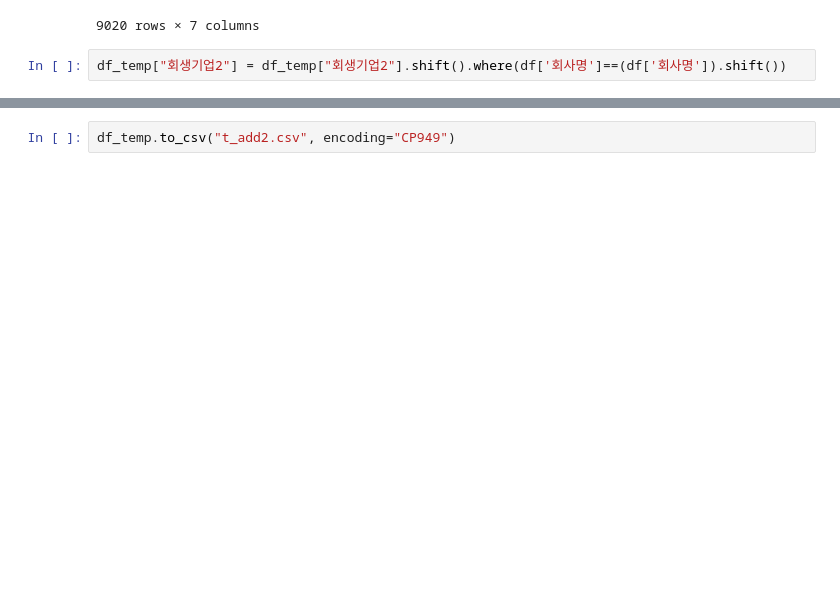
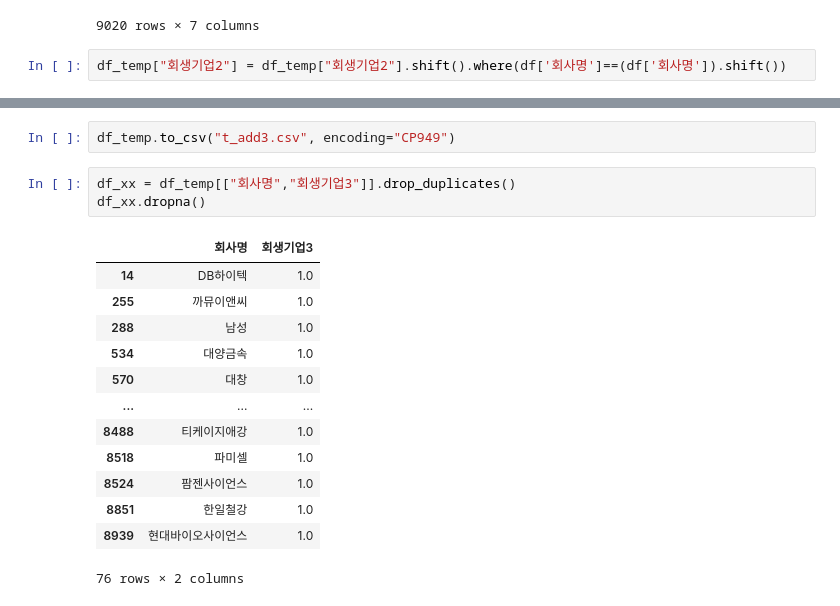
Before and after one commit to pelllzz/ubion4_project2, a Jupyter notebook: code/code_main/00_company_check.ipynb, the cells around one changed output, grey strips where cells are left out. Drawn from its saved outputs; the diff is of its cells as text; blank space fills up the shorter version.

```diff
--- a/code/code_main/00_company_check.ipynb
+++ b/code/code_main/00_company_check.ipynb
@@ -401,4 +408,21 @@ df_temp
 | 9019 | 흥아해운 | 3280 | Dec-18 | -1.16 | 1.0 | NaN | NaN |
 9020 rows × 7 columns
 # %%
-df_temp.to_csv("t_add2.csv", encoding="CP949")
+df_temp.to_csv("t_add3.csv", encoding="CP949")
+# %%
+df_xx = df_temp[["회사명","회생기업3"]].drop_duplicates()
+df_xx.dropna()
+# %% [output]
+|  | 회사명 | 회생기업3 |
+| 14 | DB하이텍 | 1.0 |
+| 255 | 까뮤이앤씨 | 1.0 |
+| 288 | 남성 | 1.0 |
+| 534 | 대양금속 | 1.0 |
+| 570 | 대창 | 1.0 |
+| ... | ... | ... |
+| 8488 | 티케이지애강 | 1.0 |
+| 8518 | 파미셀 | 1.0 |
+| 8524 | 팜젠사이언스 | 1.0 |
+| 8851 | 한일철강 | 1.0 |
+| 8939 | 현대바이오사이언스 | 1.0 |
+76 rows × 2 columns
```
Also changed, not shown: parts of 4 cells of this notebook, 15 other files.
